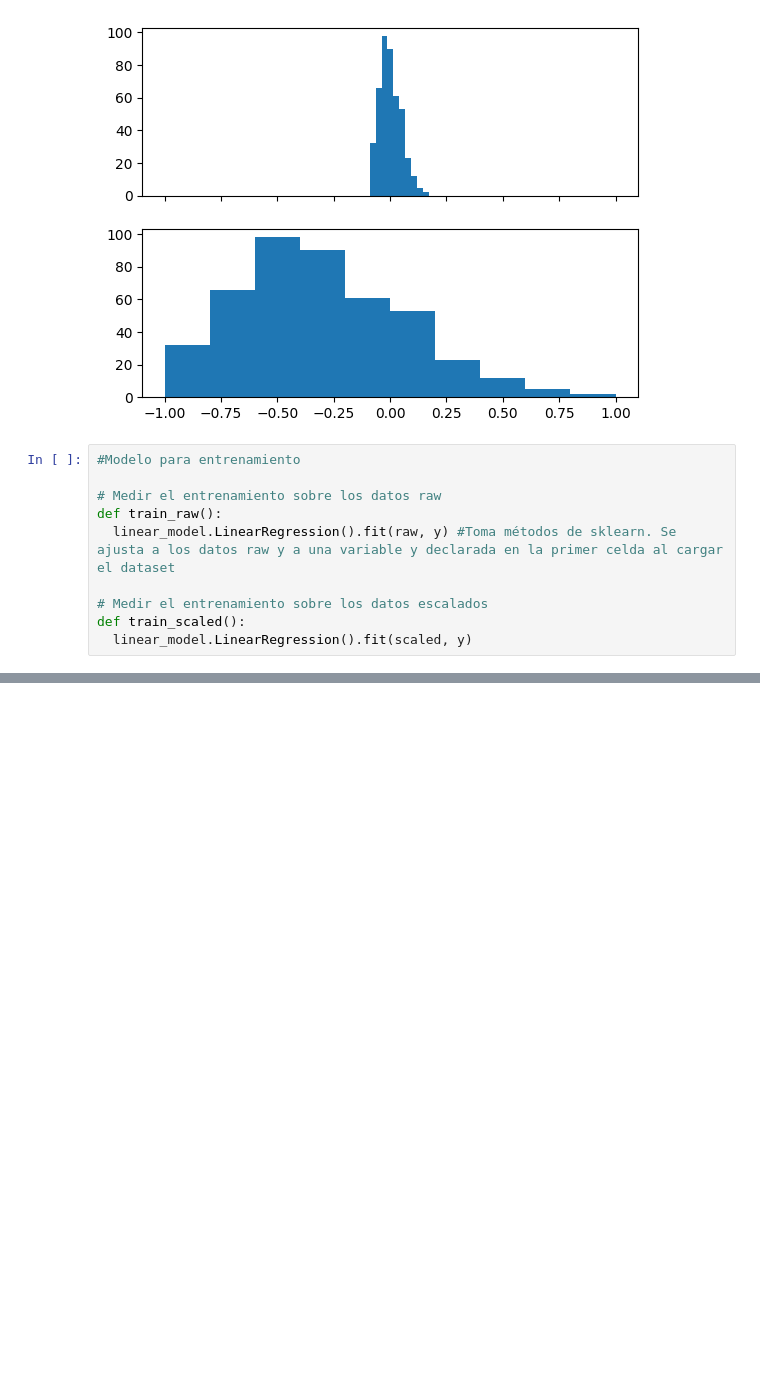
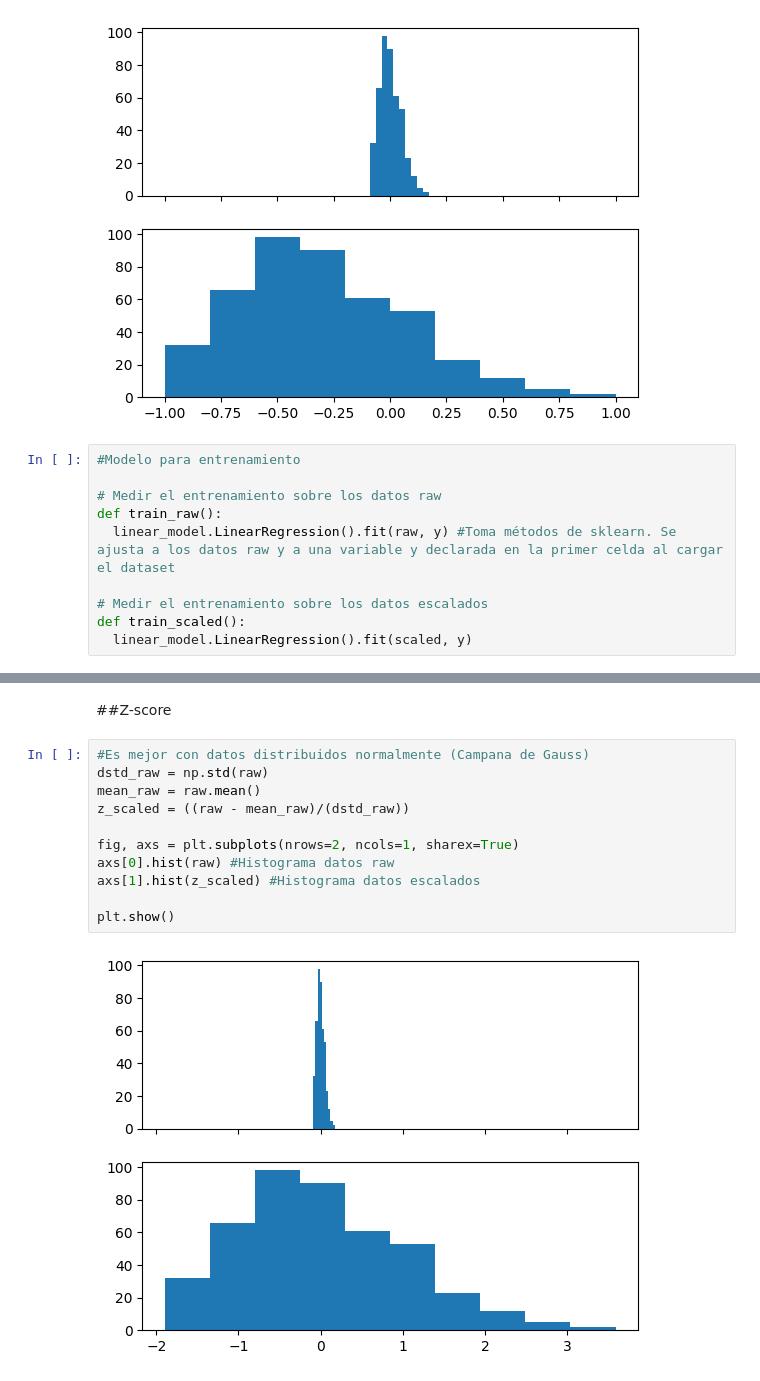
Before and after one commit to feracor/estadistica_descriptiva, a Jupyter notebook: 2_estadistica_en_ingesta_de_datos.ipynb, the cells around one changed output, grey strips where cells are left out. Cells and saved outputs as stored; diff of their text form; blank space fills up the shorter version.

```diff
--- a/2_estadistica_en_ingesta_de_datos.ipynb
+++ b/2_estadistica_en_ingesta_de_datos.ipynb
@@ -45,0 +48,15 @@ train scaled : 0.10518396500015115
+# %% [markdown]
+##Z-score
+# %%
+#Es mejor con datos distribuidos normalmente (Campana de Gauss)
+dstd_raw = np.std(raw)
+mean_raw = raw.mean()
+z_scaled = ((raw - mean_raw)/(dstd_raw))
+
+fig, axs = plt.subplots(nrows=2, ncols=1, sharex=True)
+axs[0].hist(raw) #Histograma datos raw
+axs[1].hist(z_scaled) #Histograma datos escalados
+
+plt.show()
+# %% [output]
+[figure, added]
```
Also changed, not shown: parts of 12 cells of this notebook.
